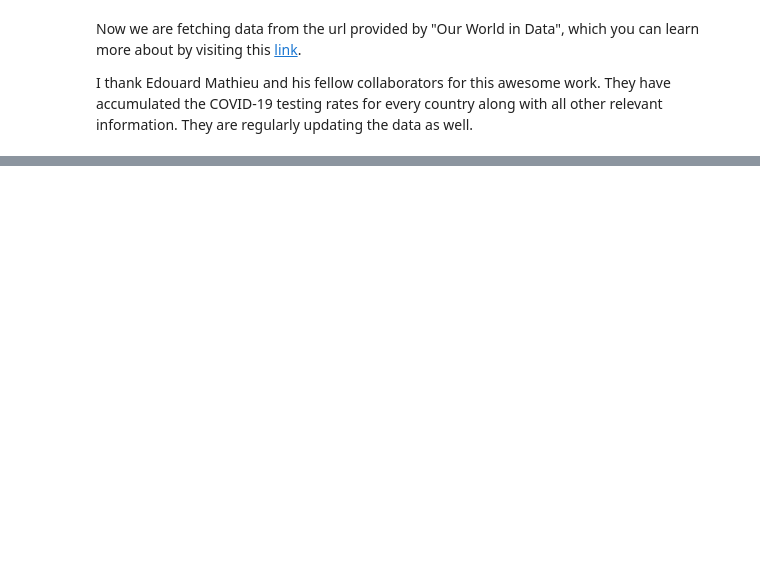
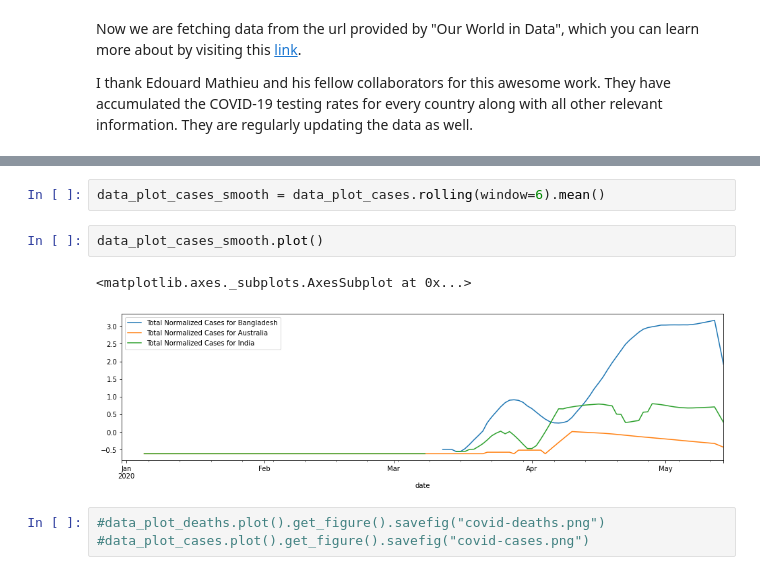
Before and after one commit to mashnoon1234/analyzing-covid19-data, a Jupyter notebook: covid19-data-analysis.ipynb, the cells around one changed output, grey strips where cells are left out. Drawn from its saved outputs; the diff is of its cells as text; blank space fills up the shorter version.

```diff
--- a/covid19-data-analysis.ipynb
+++ b/covid19-data-analysis.ipynb
@@ -132,0 +261,10 @@ australia["total_cases_normalized"].plot(xlim = (0, 140), ylim = (-9, 5))
+# %%
+data_plot_cases_smooth = data_plot_cases.rolling(window=6).mean()
+# %%
+data_plot_cases_smooth.plot()
+# %% [output]
+<matplotlib.axes._subplots.AxesSubplot at 0x...>
+[figure, added]
+# %%
+#data_plot_deaths.plot().get_figure().savefig("covid-deaths.png")
+#data_plot_cases.plot().get_figure().savefig("covid-cases.png")
```
Also changed, not shown: parts of 30 cells of this notebook.
